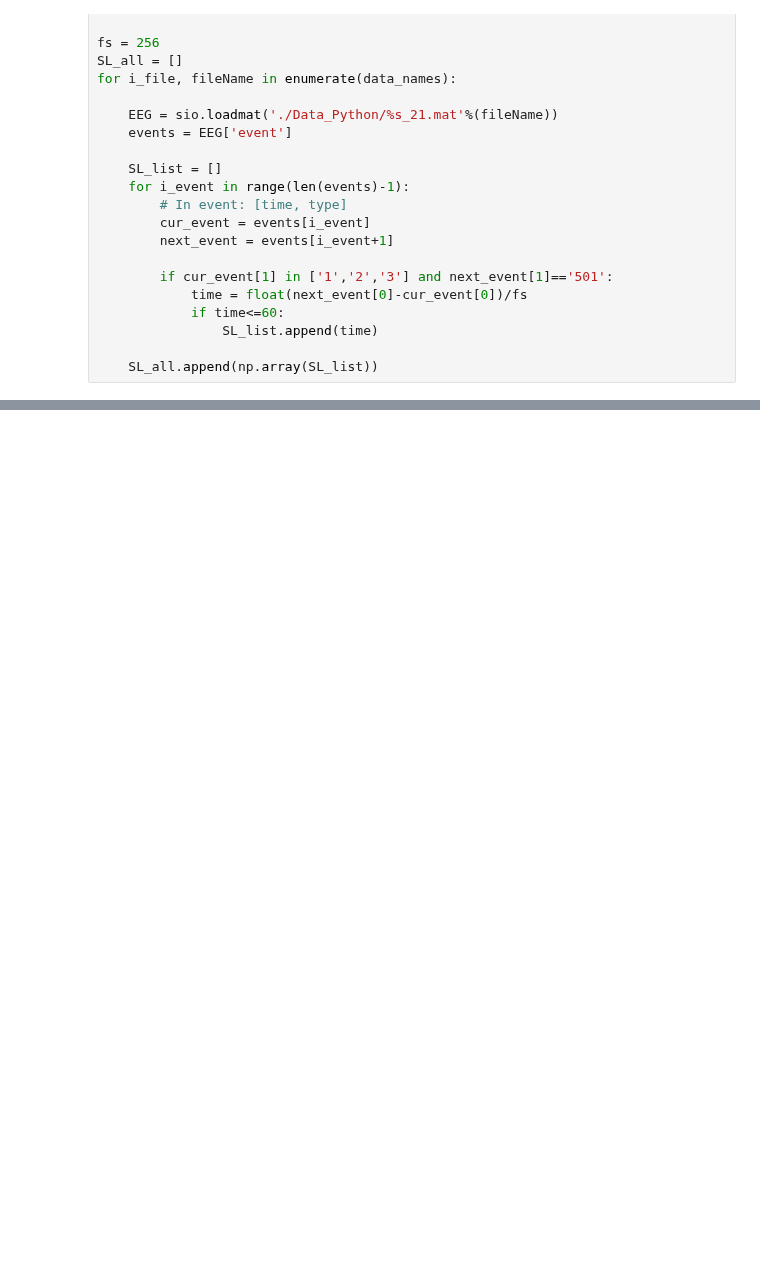
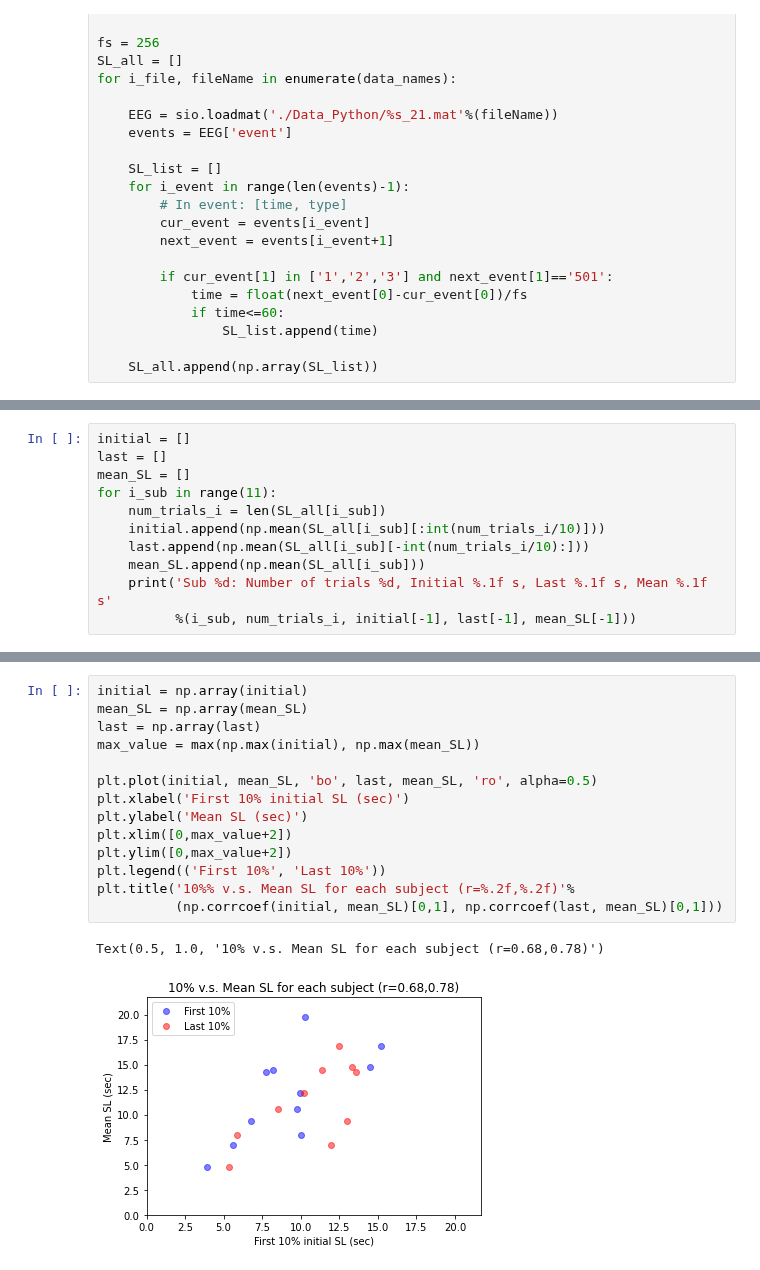
Before and after one commit to hundredball/Math24, a Jupyter notebook: Analyze_data.ipynb, the cells around one changed output, grey strips where cells are left out. Cells and saved outputs as stored; diff of their text form; blank space fills up the shorter version.

```diff
--- a/Analyze_data.ipynb
+++ b/Analyze_data.ipynb
@@ -422,0 +446,11 @@ for i_sub in range(11):
+# %%
+initial = []
+last = []
+mean_SL = []
+for i_sub in range(11):
+    num_trials_i = len(SL_all[i_sub])
+    initial.append(np.mean(SL_all[i_sub][:int(num_trials_i/10)]))
+    last.append(np.mean(SL_all[i_sub][-int(num_trials_i/10):]))
+    mean_SL.append(np.mean(SL_all[i_sub]))
+    print('Sub %d: Number of trials %d, Initial %.1f s, Last %.1f s, Mean %.1f s'
+          %(i_sub, num_trials_i, initial[-1], last[-1], mean_SL[-1]))
@@ -422,0 +469,17 @@ for i_sub in range(11):
+# %%
+initial = np.array(initial)
+mean_SL = np.array(mean_SL)
+last = np.array(last)
+max_value = max(np.max(initial), np.max(mean_SL))
+
+plt.plot(initial, mean_SL, 'bo', last, mean_SL, 'ro', alpha=0.5)
+plt.xlabel('First 10% initial SL (sec)')
+plt.ylabel('Mean SL (sec)')
+plt.xlim([0,max_value+2])
+plt.ylim([0,max_value+2])
+plt.legend(('First 10%', 'Last 10%'))
+plt.title('10%% v.s. Mean SL for each subject (r=%.2f,%.2f)'%
+          (np.corrcoef(initial, mean_SL)[0,1], np.corrcoef(last, mean_SL)[0,1]))
+# %% [output]
+Text(0.5, 1.0, '10% v.s. Mean SL for each subject (r=0.68,0.78)')
+[figure, added]
```
Also changed, not shown: parts of 5 cells of this notebook.
